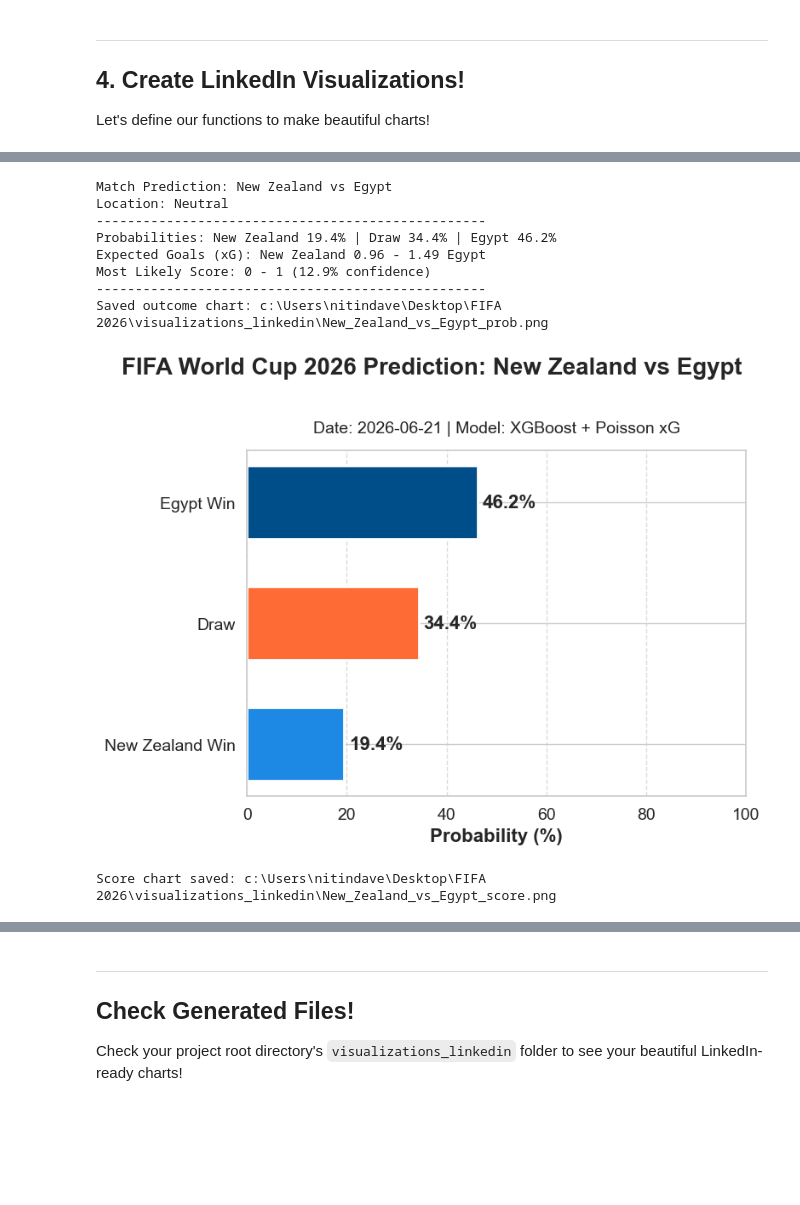
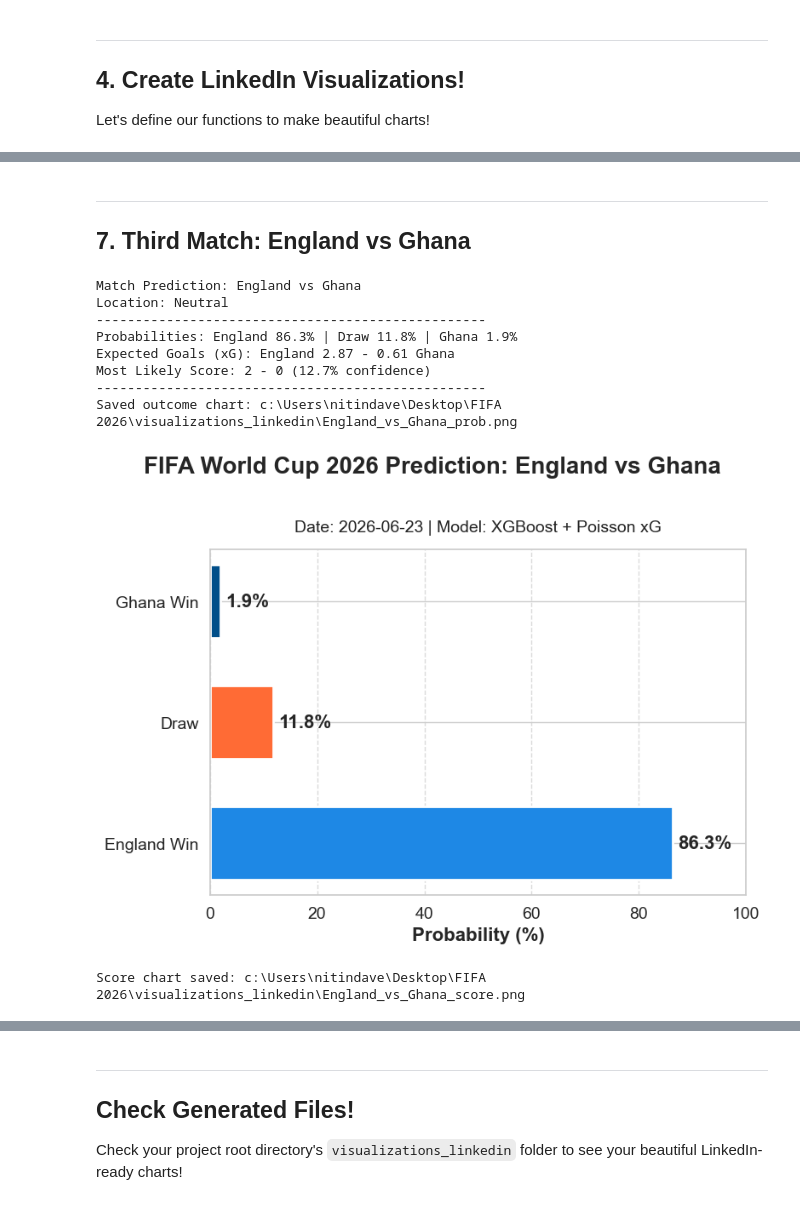
Before and after one commit to nitindavegit/FIFA-2026-Predictions, a Jupyter notebook: notebooks/04_LinkedIn_Presentation.ipynb, the cells around one changed output, grey strips where cells are left out. Saved outputs shown, nothing was run; the diff lists cells and outputs as text; code cells hidden in the pictures; blank space fills up the shorter version.

```diff
--- a/notebooks/04_LinkedIn_Presentation.ipynb
+++ b/notebooks/04_LinkedIn_Presentation.ipynb
@@ -86,7 +86,7 @@ matches[['home_team', 'away_team', 'tournament']]
 
 Let's define our functions to make beautiful charts!
 # %%
-def generate_outcome_chart(home_team, away_team, probs, date_str="2026-06-21"):
+def generate_outcome_chart(home_team, away_team, probs, date_str="2026-06-23"):
     fig, ax = plt.subplots(figsize=FIGSIZE, dpi=DPI)
 
     colors = ["#1E88E5", "#FF6B35", "#004E89"]
@@ -119,7 +119,7 @@ def generate_outcome_chart(home_team, away_team, probs, date_str="2026-06-21"):
     plt.show()
     plt.close(fig)
 # %%
-def generate_score_heatmap(home_team, away_team, home_xg, away_xg, date_str="2026-06-21"):
+def generate_score_heatmap(home_team, away_team, home_xg, away_xg, date_str="2026-06-23"):
     fig, (ax_heatmap, ax_summary) = plt.subplots(ncols=2, figsize=FIGSIZE, dpi=DPI, gridspec_kw={'width_ratios': [3, 1]})
 
     max_goals=5
@@ -176,7 +176,7 @@ def generate_score_heatmap(home_team, away_team, home_xg, away_xg, date_str="202
 # %%
-pred = predict_match("Belgium", "Iran")
+pred = predict_match("Portugal", "Uzbekistan")
 if pred:
     probs, (home_xg, away_xg) = pred['probs'], pred['xg']
-    generate_outcome_chart("Belgium", "Iran", probs)
-    generate_score_heatmap("Belgium", "Iran", home_xg, away_xg)
+    generate_outcome_chart("Portugal", "Uzbekistan", probs)
+    generate_score_heatmap("Portugal", "Uzbekistan", home_xg, away_xg)
 # %% [output]
@@ -196,0 +197,6 @@ Score chart saved: c:\Users\nitindave\Desktop\FIFA 2026\visualizations_linkedin\
+# %%
+pred = predict_match("Colombia", "DR Congo")
+if pred:
+    probs, (home_xg, away_xg) = pred['probs'], pred['xg']
+    generate_outcome_chart("Colombia", "DR Congo", probs)
+    generate_score_heatmap("Colombia", "DR Congo", home_xg, away_xg)
@@ -197,17 +215,20 @@ Score chart saved: c:\Users\nitindave\Desktop\FIFA 2026\visualizations_linkedin\
+# %% [markdown]
+---
+## 7. Third Match: England vs Ghana
 # %%
-pred = predict_match("New Zealand", "Egypt")
+pred = predict_match("England", "Ghana")
 if pred:
     probs, (home_xg, away_xg) = pred['probs'], pred['xg']
-    generate_outcome_chart("New Zealand", "Egypt", probs)
-    generate_score_heatmap("New Zealand", "Egypt", home_xg, away_xg)
+    generate_outcome_chart("England", "Ghana", probs)
+    generate_score_heatmap("England", "Ghana", home_xg, away_xg)
 # %% [output]
-Match Prediction: New Zealand vs Egypt
+Match Prediction: England vs Ghana
 Location: Neutral
 --------------------------------------------------
-Probabilities: New Zealand 19.4% | Draw 34.4% | Egypt 46.2%
-Expected Goals (xG): New Zealand 0.96 - 1.49 Egypt
-Most Likely Score: 0 - 1 (12.9% confidence)
+Probabilities: England 86.3% | Draw 11.8% | Ghana 1.9%
+Expected Goals (xG): England 2.87 - 0.61 Ghana
+Most Likely Score: 2 - 0 (12.7% confidence)
 --------------------------------------------------
-Saved outcome chart: c:\Users\nitindave\Desktop\FIFA 2026\visualizations_linkedin\New_Zealand_vs_Egypt_prob.png
+Saved outcome chart: c:\Users\nitindave\Desktop\FIFA 2026\visualizations_linkedin\England_vs_Ghana_prob.png
-[figure, old version]
+[figure, new version]
-Score chart saved: c:\Users\nitindave\Desktop\FIFA 2026\visualizations_linkedin\New_Zealand_vs_Egypt_score.png
+Score chart saved: c:\Users\nitindave\Desktop\FIFA 2026\visualizations_linkedin\England_vs_Ghana_score.png
```
Also changed, not shown: parts of 11 cells of this notebook.
